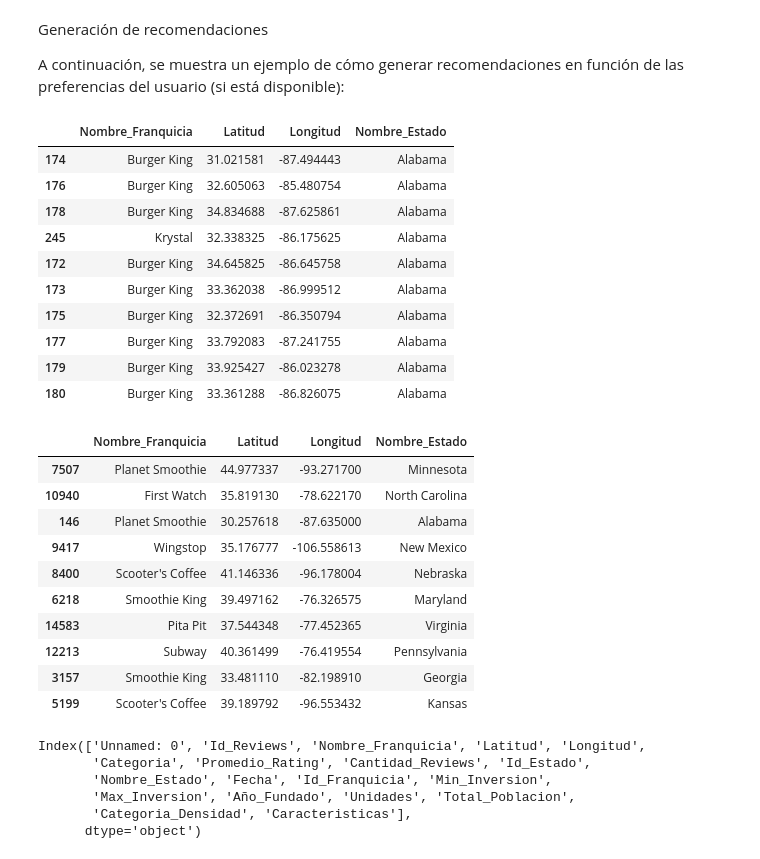
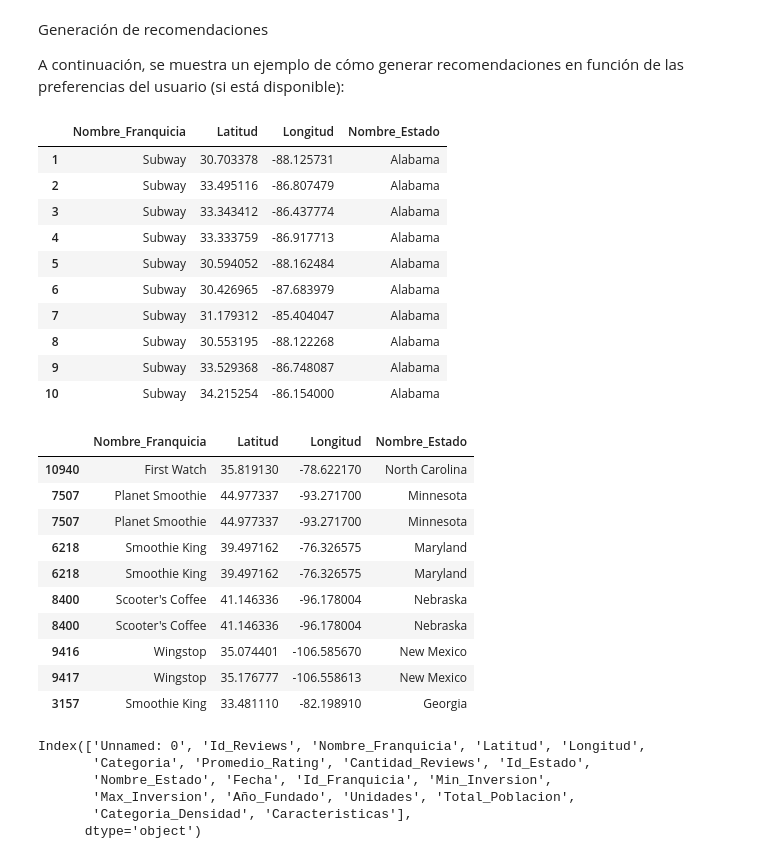
Before and after one commit to gdelrio0410/PF_DS_REVIEWS_AND_RECOMMENDATIONS, a Jupyter notebook: Sprint_3/Modelo/Modelo ML.ipynb, the cells around one changed output. Drawn from its saved outputs; the diff is of its cells as text; code cells hidden in the pictures.

```diff
--- a/Sprint_3/Modelo/Modelo ML.ipynb
+++ b/Sprint_3/Modelo/Modelo ML.ipynb
@@ -172,0 +250,8 @@ dtype('float64')
+# %%
+categorias_a_eliminar = ['Takeout restaurant', 'Cheesesteak restaurant', 'Chicken restaurant', 'Business center','Southern restaurant (US)','Delivery Restaurant','Vitamin & supplements store',
+                         'Meal delivery','Pizza Takeout','Pizza delivery','Cajun restaurant','Box lunch supplier','Catering food and drink supplier','Deli','Sports bar','Burrito restaurant','Southwestern restaurant (US)','Taco restaurant',
+                         'Donut shop','Diner','Dessert restaurant','Cafe','Delivery service','Soup restaurant','Food court','Fruits wholesaler','Vegan restaurant','Espresso bar',
+                         'Pastry shop','Hot dog stand','Frozen yogurt shop','Pie shop','New American restaurant','Lunch restaurant','Coffee roasters','Coffee store','Tea house','Wi-Fi spot',
+                         'Tex-Mex restaurant','Bar','Cafeteria','Rice restaurant','Pizza takeaway','Pasta shop','Açaí shop','Pretzel store','Buffet restaurant',
+                         'Snack bar','Bubble tea store','Beverage distributor','Inn','Cookie shop','Vegetarian cafe and deli','Convenience store']
+df_combined_final_final = df_combined_final_final[~df_combined_final_final['Categoria'].isin(categorias_a_eliminar)]
@@ -172,0 +278,4 @@ dtype('float64')
+# %%
+categorias_a_eliminar = ['Salad shop', 'Health food store', 'Bar & grill', 'Restaurant','Bagel shop','Bakery','Dessert shop','Soup shop','Cake shop','Fruit and vegetable store',
+                         'Pub','Kiosk']
+df_combined_final_final = df_combined_final_final[~df_combined_final_final['Categoria'].isin(categorias_a_eliminar)]
@@ -197,11 +323,15 @@ from sklearn.metrics.pairwise import linear_kernel
 # Utilizar TF-IDF para convertir las características en vectores numéricos
 tfidf_vectorizer = TfidfVectorizer()
 
+# Asegurarse de que las columnas sean de tipo str
+df_combined_final_final['Nombre_Estado'] = df_combined_final_final['Nombre_Estado'].astype(str)
+df_combined_final_final['Categoria'] = df_combined_final_final['Categoria'].astype(str)
+
 # Combinar características relevantes en un solo texto para cada franquicia
-df_combined_final['Caracteristicas'] = df_combined_final['Nombre_Estado'] + ' ' + df_combined_final['Categoria']
+df_combined_final_final['Caracteristicas'] = df_combined_final_final['Nombre_Estado'] + ' ' + df_combined_final_final['Categoria']
 
 # Calcular la matriz TF-IDF
-tfidf_matrix = tfidf_vectorizer.fit_transform(df_combined_final['Caracteristicas'])
+tfidf_matrix = tfidf_vectorizer.fit_transform(df_combined_final_final['Caracteristicas'])
 
 # Calcular la similitud de coseno entre las franquicias
 cosine_sim = linear_kernel(tfidf_matrix, tfidf_matrix)
@@ -214,7 +344,7 @@ A continuación, se muestra un ejemplo de cómo generar recomendaciones en funci
 
 # Construir una matriz de características TF-IDF a partir de la columna 'Caracteristicas'
 tfidf_vectorizer = TfidfVectorizer(stop_words='english')
-tfidf_matrix = tfidf_vectorizer.fit_transform(df_combined_final['Caracteristicas'].fillna(''))
+tfidf_matrix = tfidf_vectorizer.fit_transform(df_combined_final_final['Caracteristicas'].fillna(''))
 
 # Calcular la similitud coseno entre los vectores TF-IDF
 cosine_sim = cosine_similarity(tfidf_matrix, tfidf_matrix)
@@ -222,7 +352,7 @@ cosine_sim = cosine_similarity(tfidf_matrix, tfidf_matrix)
 # Función para obtener las recomendaciones basadas en contenido
 def get_recommendations(nombre_franquicia, cosine_sim=cosine_sim):
     # Obtener el índice de la franquicia que coincide con el nombre
-    idx = df_combined_final[df_combined_final['Nombre_Franquicia'] == nombre_franquicia].index[0]
+    idx = df_combined_final_final[df_combined_final_final['Nombre_Franquicia'] == nombre_franquicia].index[0]
 
     # Obtener las puntuaciones de similitud coseno de todas las franquicias con esta franquicia
     sim_scores = list(enumerate(cosine_sim[idx]))
@@ -237,7 +367,7 @@ def get_recommendations(nombre_franquicia, cosine_sim=cosine_sim):
     franquicias_indices = [i[0] for i in sim_scores]
 
     # Obtener las recomendaciones, incluyendo la ubicación y el nombre del estado
-    recomendaciones = df_combined_final.iloc[franquicias_indices][['Nombre_Franquicia', 'Latitud', 'Longitud', 'Nombre_Estado']]
+    recomendaciones = df_combined_final_final.iloc[franquicias_indices][['Nombre_Franquicia', 'Latitud', 'Longitud', 'Nombre_Estado']]
 
     return recomendaciones
 
@@ -246,46 +376,46 @@ recomendaciones = get_recommendations(nombre_franquicia_ejemplo)
 recomendaciones
 # %% [output]
 |  | Nombre_Franquicia | Latitud | Longitud | Nombre_Estado |
-| 174 | Burger King | 31.021581 | -87.494443 | Alabama |
-| 176 | Burger King | 32.605063 | -85.480754 | Alabama |
-| 178 | Burger King | 34.834688 | -87.625861 | Alabama |
-| 245 | Krystal | 32.338325 | -86.175625 | Alabama |
-| 172 | Burger King | 34.645825 | -86.645758 | Alabama |
-| 173 | Burger King | 33.362038 | -86.999512 | Alabama |
-| 175 | Burger King | 32.372691 | -86.350794 | Alabama |
-| 177 | Burger King | 33.792083 | -87.241755 | Alabama |
-| 179 | Burger King | 33.925427 | -86.023278 | Alabama |
-| 180 | Burger King | 33.361288 | -86.826075 | Alabama |
+| 1 | Subway | 30.703378 | -88.125731 | Alabama |
+| 2 | Subway | 33.495116 | -86.807479 | Alabama |
+| 3 | Subway | 33.343412 | -86.437774 | Alabama |
+| 4 | Subway | 33.333759 | -86.917713 | Alabama |
+| 5 | Subway | 30.594052 | -88.162484 | Alabama |
+| 6 | Subway | 30.426965 | -87.683979 | Alabama |
+| 7 | Subway | 31.179312 | -85.404047 | Alabama |
+| 8 | Subway | 30.553195 | -88.122268 | Alabama |
+| 9 | Subway | 33.529368 | -86.748087 | Alabama |
+| 10 | Subway | 34.215254 | -86.154000 | Alabama |
 # %%
 # EJEMPLO PERO CON RECOMENDACIONES POR MEJOR RATING
 
 
 # Función para obtener las recomendaciones en función del mejor promedio de calificaciones
 def get_recommendations(nombre_franquicia, top_n=10):
     # Ordenar el DataFrame por el mejor promedio de calificaciones (en orden descendente)
-    sorted_df = df_combined_final.sort_values(by='Promedio_Rating', ascending=False)
+    sorted_df = df_combined_final_final.sort_values(by='Promedio_Rating', ascending=False)
 
     # Filtrar las franquicias que no sean la franquicia de referencia
     sorted_df = sorted_df[sorted_df['Nombre_Franquicia'] != nombre_franquicia]
 
     # Seleccionar las mejores N franquicias con los promedios más altos
     recomendaciones = sorted_df.head(top_n)
 
     return recomendaciones[['Nombre_Franquicia', 'Latitud', 'Longitud', 'Nombre_Estado']]
 
 nombre_franquicia_ejemplo = 'Burger King'
 recomendaciones = get_recommendations(nombre_franquicia_ejemplo, top_n=10)
 recomendaciones
 # %% [output]
 |  | Nombre_Franquicia | Latitud | Longitud | Nombre_Estado |
+| 10940 | First Watch | 35.819130 | -78.622170 | North Carolina |
 | 7507 | Planet Smoothie | 44.977337 | -93.271700 | Minnesota |
-| 10940 | First Watch | 35.819130 | -78.622170 | North Carolina |
-| 146 | Planet Smoothie | 30.257618 | -87.635000 | Alabama |
+| 7507 | Planet Smoothie | 44.977337 | -93.271700 | Minnesota |
+| 6218 | Smoothie King | 39.497162 | -76.326575 | Maryland |
+| 6218 | Smoothie King | 39.497162 | -76.326575 | Maryland |
+| 8400 | Scooter's Coffee | 41.146336 | -96.178004 | Nebraska |
+| 8400 | Scooter's Coffee | 41.146336 | -96.178004 | Nebraska |
+| 9416 | Wingstop | 35.074401 | -106.585670 | New Mexico |
 | 9417 | Wingstop | 35.176777 | -106.558613 | New Mexico |
-| 8400 | Scooter's Coffee | 41.146336 | -96.178004 | Nebraska |
-| 6218 | Smoothie King | 39.497162 | -76.326575 | Maryland |
-| 14583 | Pita Pit | 37.544348 | -77.452365 | Virginia |
-| 12213 | Subway | 40.361499 | -76.419554 | Pennsylvania |
 | 3157 | Smoothie King | 33.481110 | -82.198910 | Georgia |
-| 5199 | Scooter's Coffee | 39.189792 | -96.553432 | Kansas |
 # %%
```
Also changed, not shown: parts of 22 cells of this notebook, 3 other files.
